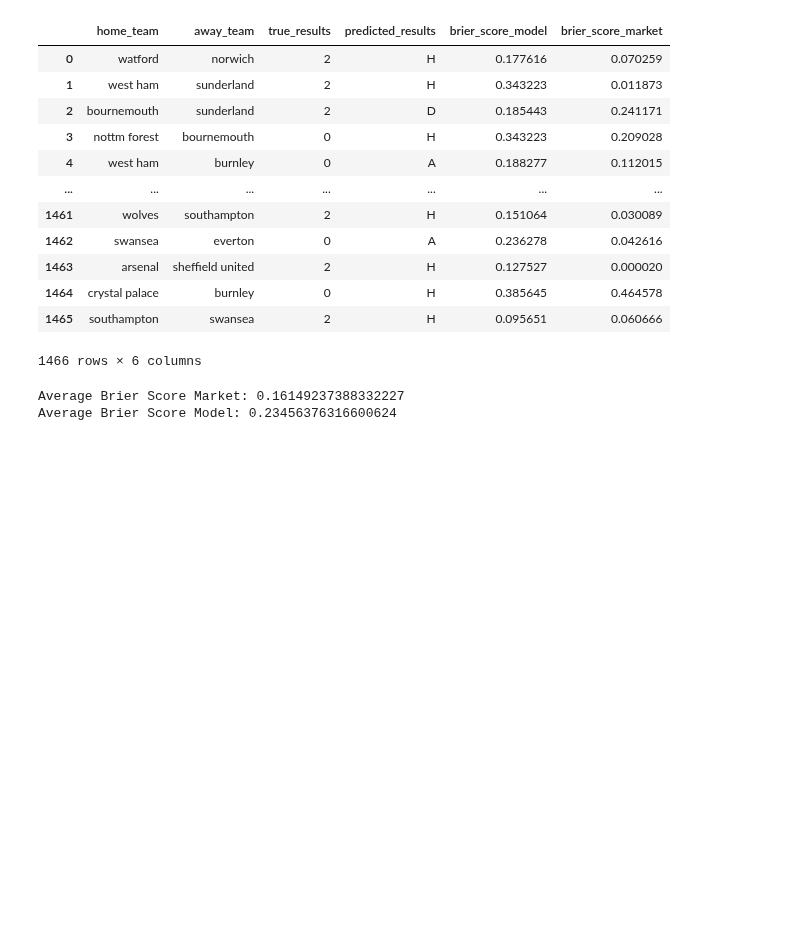
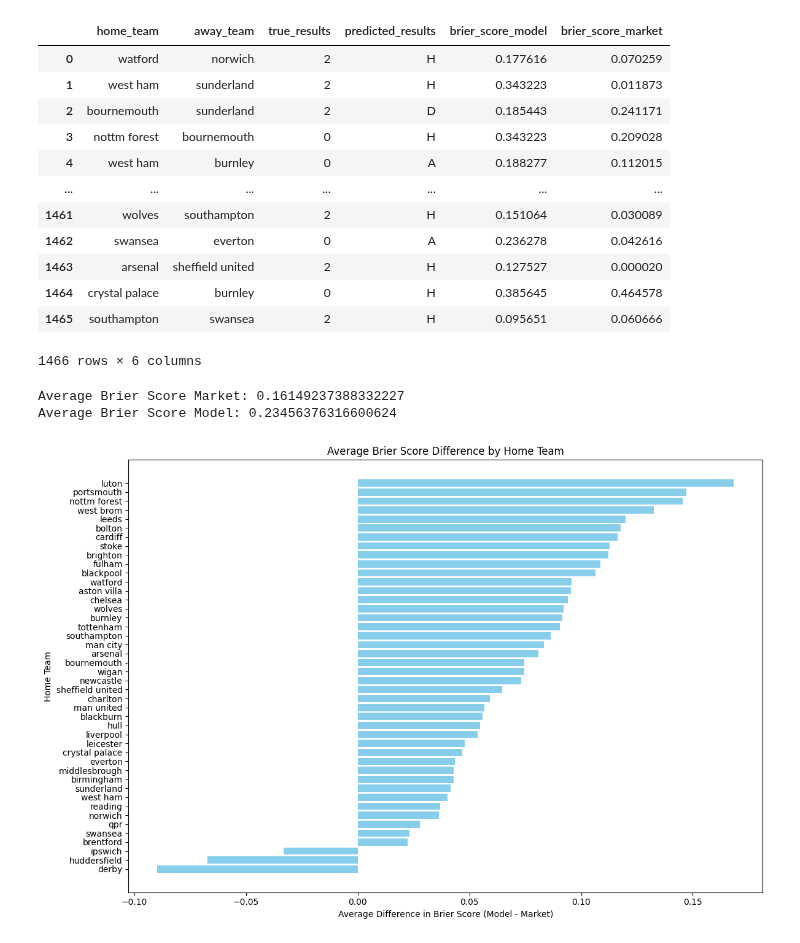
Before and after one commit to RuiFSP/Premier-League-Football, a Jupyter notebook: notebooks/05_back_testing_market.ipynb, the cells around one changed output. Saved outputs shown, nothing was run; the diff lists cells and outputs as text; code cells hidden in the pictures; blank space fills up the shorter version.

```diff
--- a/notebooks/05_back_testing_market.ipynb
+++ b/notebooks/05_back_testing_market.ipynb
@@ -174,3 +174,20 @@ print(f"Average Brier Score Model: {average_brier_score_model}")
 1466 rows × 6 columns
 Average Brier Score Market: 0.16149237388332227
 Average Brier Score Model: 0.23456376316600624
+# %%
+import matplotlib.pyplot as plt
+
+team_diff = team_names.groupby('home_team')[['brier_score_model', 'brier_score_market']].mean()
+team_diff['brier_score_difference'] = team_diff['brier_score_model'] - team_diff['brier_score_market']
+team_diff = team_diff.sort_values('brier_score_difference')
+
+# Plot
+plt.figure(figsize=(12, 8))
+plt.barh(team_diff.index, team_diff['brier_score_difference'], color='skyblue')
+plt.xlabel('Average Difference in Brier Score (Model - Market)')
+plt.ylabel('Home Team')
+plt.title('Average Brier Score Difference by Home Team')
+plt.tight_layout()
+plt.show()
+# %% [output]
+[figure, added]
```
Also changed, not shown: parts of 3 cells of this notebook, 3 other files.
